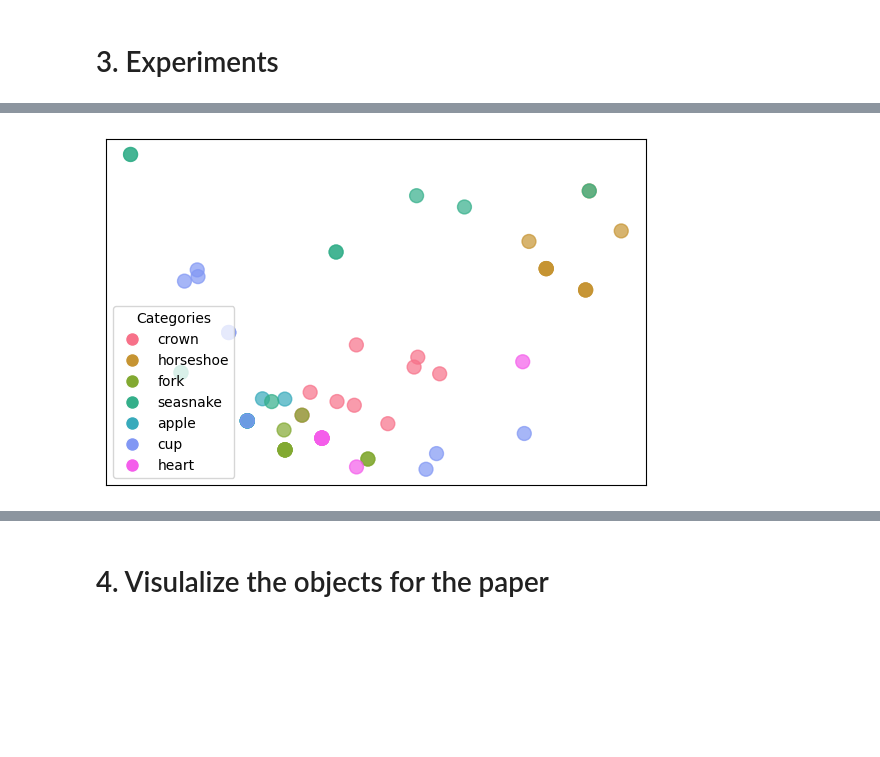
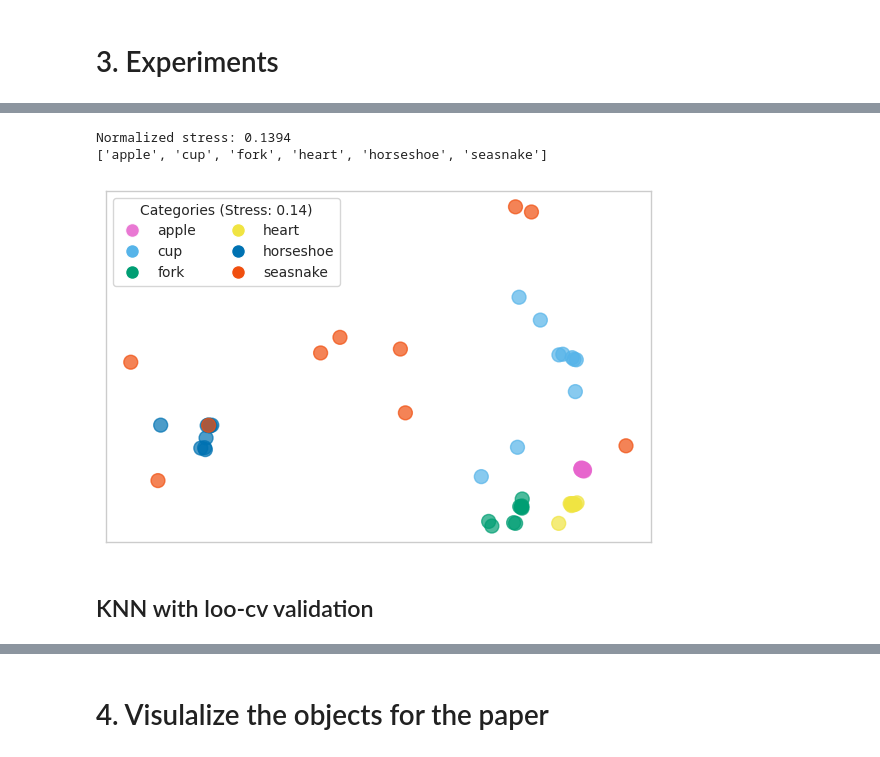
Before and after one commit to ishikaghosh2201/Mapper-Loss-Computation, a Jupyter notebook: workflow.ipynb, the cells around one changed output, grey strips where cells are left out. Cells and saved outputs as stored; diff of their text form; code cells hidden in the pictures; blank space fills up the shorter version.

```diff
--- a/workflow.ipynb
+++ b/workflow.ipynb
@@ -295,7 +233,7 @@ result_dict = parallel_compute_interleave(mapper_list)
 # %% [output]
 Using 64 cores
 # %%
-with open(SAVE_FILE, "rb") as f:
+with open("interleave_results.pkl", "rb") as f:
     results = pickle.load(f)
 
 # now `results` is a dictionary
@@ -355,5 +256,6 @@ df.head()
 # 3. Experiments
 # %%
 data = pd.read_csv('distance_results.csv', index_col=0)
+data = data.drop(columns=[col for col in data.columns if col.startswith("butterfly")], index=[idx for idx in data.index if idx.startswith("butterfly")])
 # convert everything to numeric
 data = data.apply(pd.to_numeric, errors='coerce')
@@ -375,55 +280,68 @@ plt.show()
 # %%
-# MDS plot
-
 # Assuming 'data' is your pairwise distance matrix
 distance_matrix = data
 
 # Compute MDS
-mds = MDS(n_components=2, dissimilarity='precomputed', random_state=42)
+mds = MDS(n_components=2, dissimilarity='precomputed', random_state=0, normalized_stress=True)
 mds_results = mds.fit_transform(distance_matrix)
+print(f"Normalized stress: {mds.stress_:.4f}")
 
 # Get labels from index
 labels = distance_matrix.index
 
 # Extract categories by removing numbers (apple1 -> apple)
 categories = [''.join([i for i in label if not i.isdigit()]) for label in labels]
-
-# Define your expected categories (note: 'horseshoe' vs 'horseshoes' in your code)
-unique_cats = list(set(categories))
+unique_cats = ['apple', 'cup', 'fork', 'heart', 'horseshoe', 'seasnake']
+print(unique_cats)
 
 # Create color mapping
-palette = sns.color_palette("husl", len(unique_cats))
+palette= [
+    "#E765CDE0",  # Pink
+    "#56B4E9",  # Sky blue
+    "#009E73",  # Bluish green
+    "#F0E442",  # Yellow
+    "#0072B2",  # Blue
+    "#F04F0F",  # Vermillion
+]
 color_map = {cat: palette[i] for i, cat in enumerate(unique_cats)}
+
+# Add small random noise to prevent overlapping points
+np.random.seed(42)  # For reproducibility
+jitter_strength = 0.04  # Adjust based on your MDS scale
+
+# Apply jitter
+mds_jittered = mds_results.copy()
+mds_jittered[:, 0] += np.random.normal(0, jitter_strength, size=len(mds_results))
+mds_jittered[:, 1] += np.random.normal(0, jitter_strength, size=len(mds_results))
 
 # Create figure
 plt.figure(figsize=(6, 4))
 
-# Plot with colors based on true categories
+# Plot with colors based on true categories (using jittered points)
 scatter = plt.scatter(
-    mds_results[:, 0],
-    mds_results[:, 1],
+    mds_jittered[:, 0],
+    mds_jittered[:, 1],
     c=[color_map[cat] for cat in categories],  # Map each point to its category color
     alpha=0.7,
     s=100
 )
 
 # Add legend
 legend_elements = [
     plt.Line2D([0], [0], marker='o', color='w', label=cat,
                markerfacecolor=color_map[cat], markersize=10)
     for cat in unique_cats
 ]
-plt.legend(handles=legend_elements, title="Categories", loc = 'lower left') #, bbox_to_anchor=(1.05, 1), loc='upper left')
+plt.legend(handles=legend_elements, title=f"Categories (Stress: {mds.stress_:.2f})", loc='upper left', ncol=2, frameon=True)
 
-# Add stress value to title
-# plt.title(f"MDS Plot (Stress: {mds.stress_:.2f})")
-# plt.xlabel("MDS Dimension 1")
-# plt.ylabel("MDS Dimension 2")
-plt.grid(True)
 plt.tight_layout()  # Prevent legend cutoff
 plt.xticks([])
 plt.yticks([])
 plt.savefig('mds_plot.png', dpi=300)
 plt.show()
 # %% [output]
+Normalized stress: 0.1394
+['apple', 'cup', 'fork', 'heart', 'horseshoe', 'seasnake']
-[figure, old version]
+[figure, new version]
+# %% [markdown]
+## KNN with loo-cv validation
```
Also changed, not shown: parts of 25 cells of this notebook, 34 other files.
